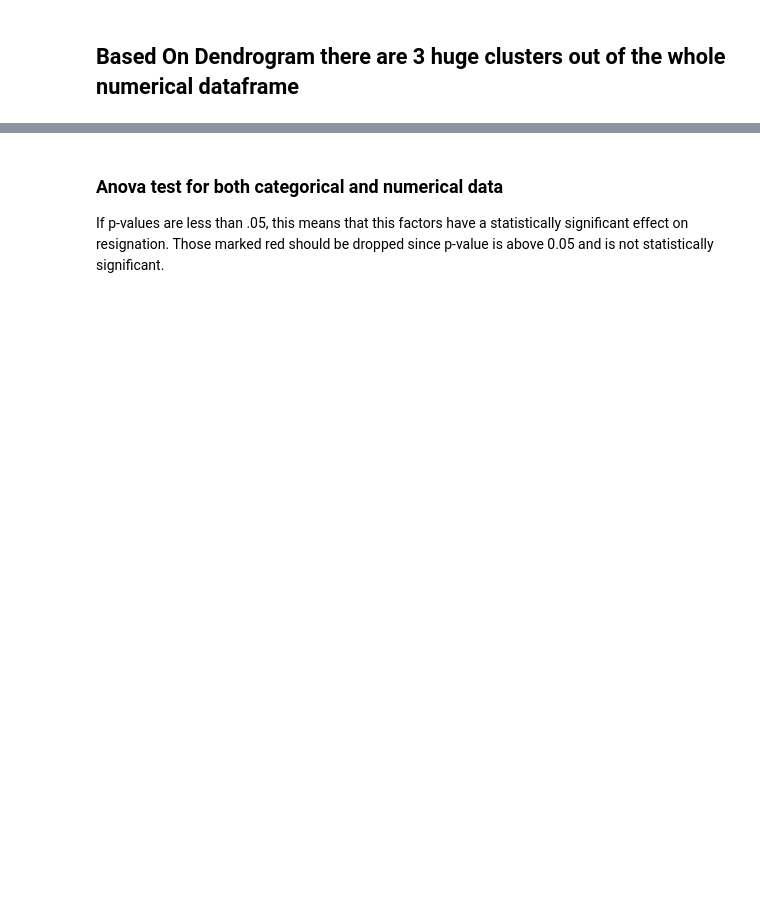
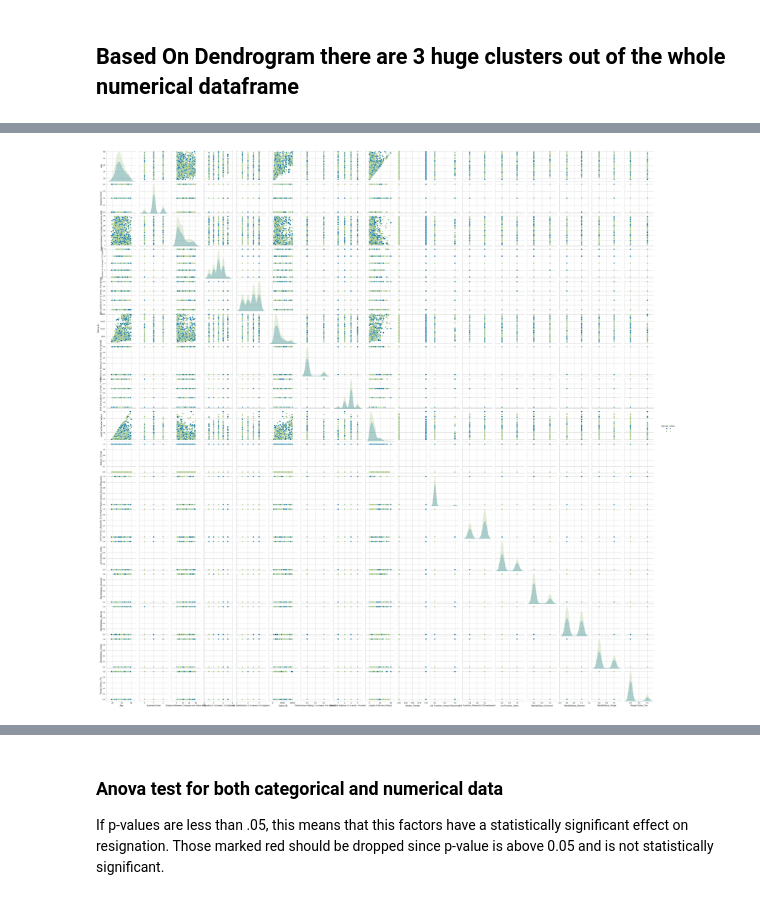
Before and after one commit to JoelPoah/AIMLCA2, a Jupyter notebook: Clustering_PartB/clustering.ipynb, the cells around one changed output, grey strips where cells are left out. Drawn from its saved outputs; the diff is of its cells as text; code cells hidden in the pictures; blank space fills up the shorter version.

```diff
--- a/Clustering_PartB/clustering.ipynb
+++ b/Clustering_PartB/clustering.ipynb
@@ -37,6 +107,7 @@ num
 # %%
-cat = cluster.iloc [:,1:4]
-cat1= cluster.iloc [:,7]
-cat2= cluster.iloc[:,12]
-cat=pd.concat([cat,cat1,cat2],axis=1)
+cat = cluster.iloc [:,1:2]
+cat1 = cluster.iloc [:,3]
+cat2= cluster.iloc [:,7]
+cat3= cluster.iloc[:,12]
+cat=pd.concat([cat,cat1,cat2,cat3],axis=1)
 cat
@@ -107,3 +227,8 @@ for k in range(2, 11):
+# %%
+sns.pairplot(raw,hue='Gender_Male')
+plt.show()
+# %% [output]
+[figure, added]
 # %%
 from sklearn import datasets
 from sklearn.feature_selection import chi2
```
Also changed, not shown: parts of 66 cells of this notebook, 2 other files.
